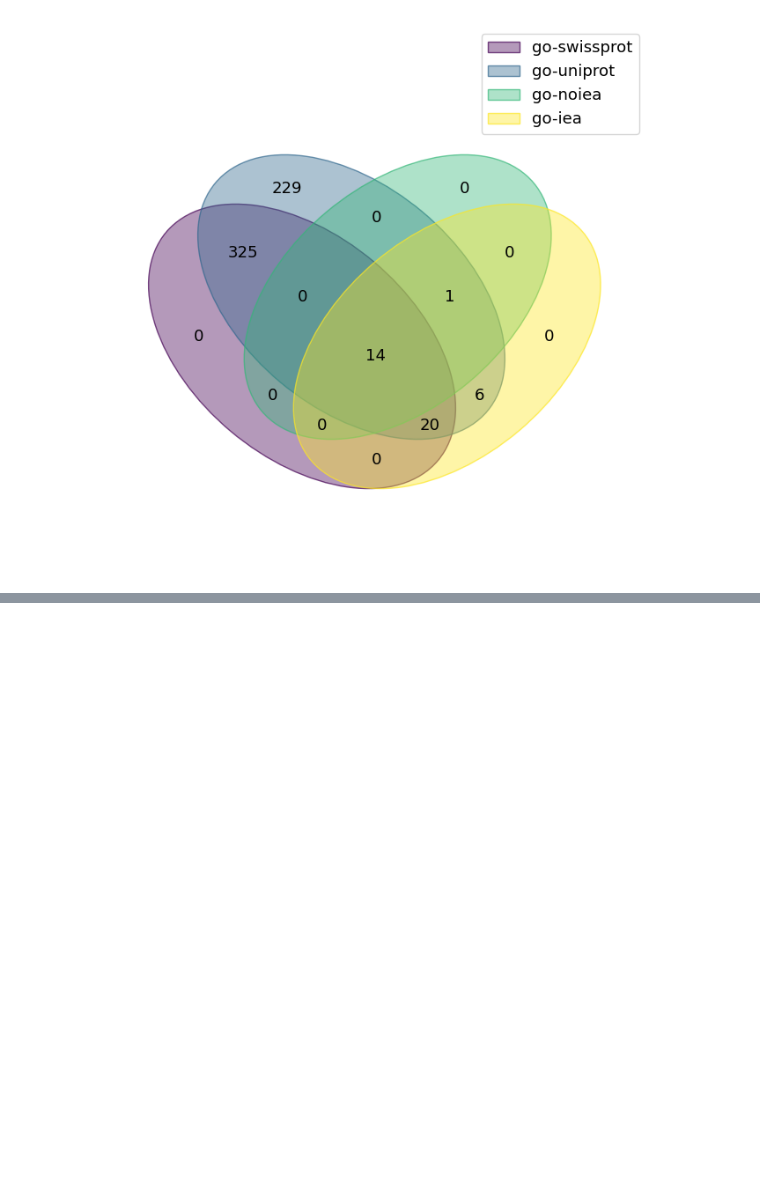
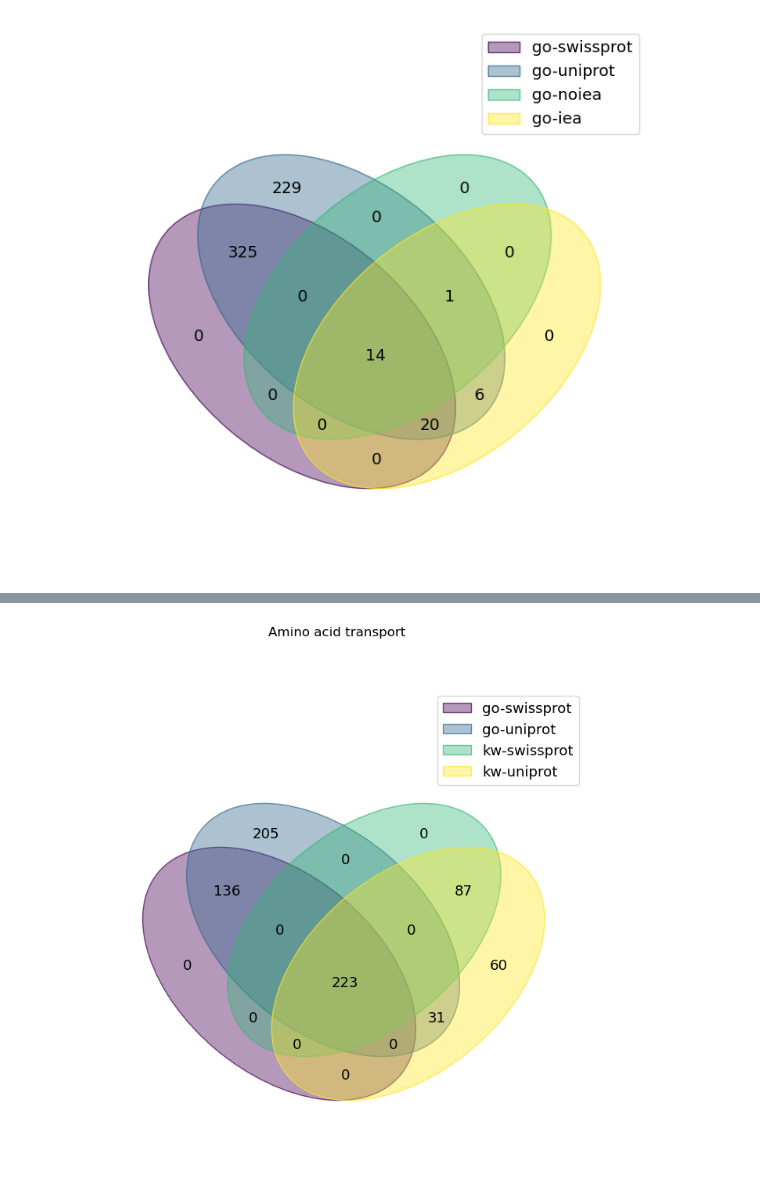
Before and after one commit to adenger/subpred4, a Jupyter notebook: notebooks/trembl_analysis.ipynb, the cells around one changed output, grey strips where cells are left out. Saved outputs shown, nothing was run; the diff lists cells and outputs as text; code cells hidden in the pictures; blank space fills up the shorter version.

```diff
--- a/notebooks/trembl_analysis.ipynb
+++ b/notebooks/trembl_analysis.ipynb
@@ -227,0 +341,6 @@ Transmembrane (KW-0812)
+# %%
+venn_plot_kw(amino_acid_descendants, keywords["Amino-acid transport"])
+plt.suptitle("Amino acid transport")
+plt.show()
+# %% [output]
+[figure, added]
```
Also changed, not shown: parts of 30 cells of this notebook.
